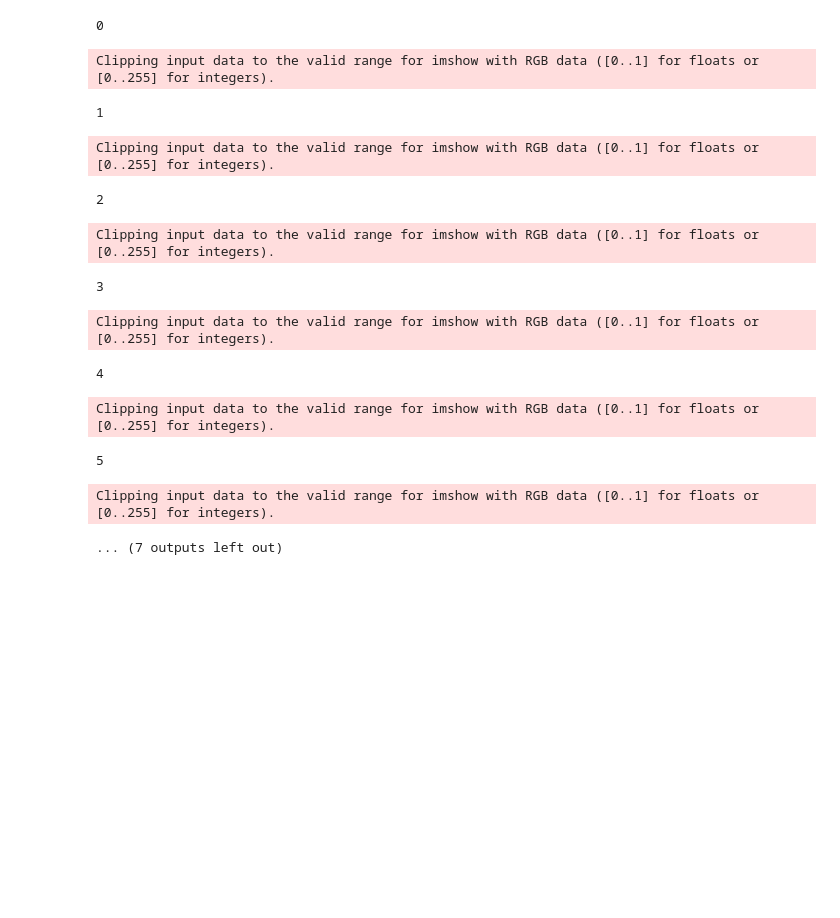
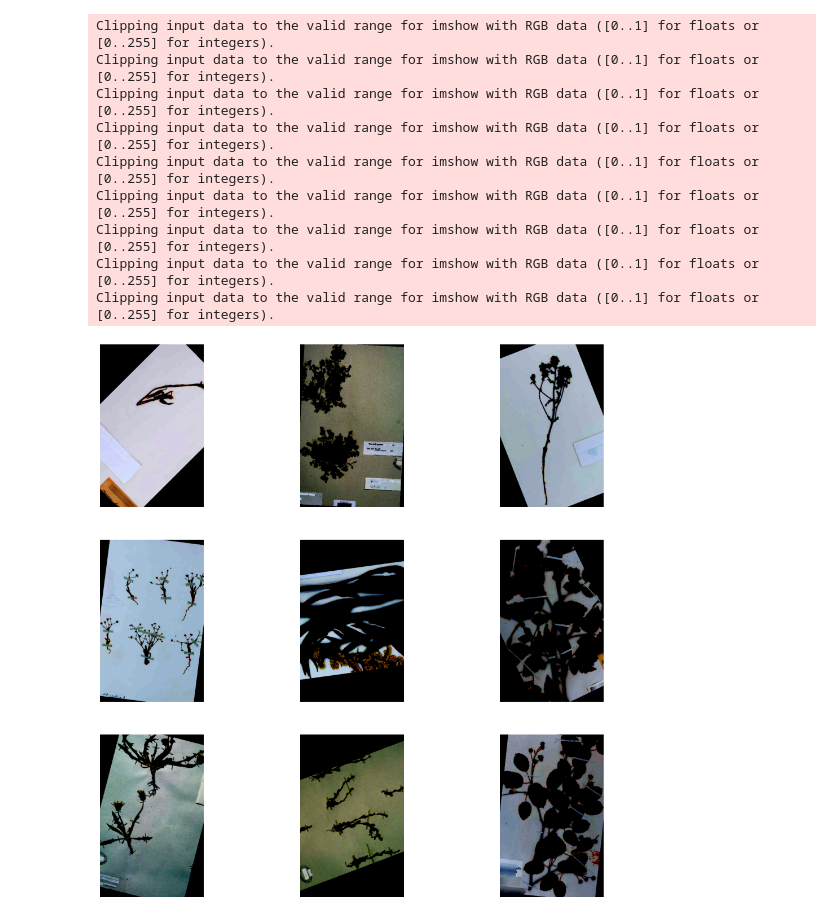
Before and after one commit to PinkPanther-ny/herb, a Jupyter notebook: 1.ipynb, the cells around one changed output. Saved outputs shown, nothing was run; the diff lists cells and outputs as text; code cells hidden in the pictures; blank space fills up the shorter version.

```diff
--- a/1.ipynb
+++ b/1.ipynb
@@ -4,17 +6,14 @@ from src.preprocess import Preprocessor
 # %%
 
-loader = Preprocessor().visualize_data(rand=False, train=False, classes=range(0,200000), size_mul=3)
+loader = Preprocessor().visualize_data(rand=True, train=False, classes=range(0,200000), size_mul=3)
 # %% [output]
-0
+Clipping input data to the valid range for imshow with RGB data ([0..1] for floats or [0..255] for integers).
+Clipping input data to the valid range for imshow with RGB data ([0..1] for floats or [0..255] for integers).
+Clipping input data to the valid range for imshow with RGB data ([0..1] for floats or [0..255] for integers).
+Clipping input data to the valid range for imshow with RGB data ([0..1] for floats or [0..255] for integers).
+Clipping input data to the valid range for imshow with RGB data ([0..1] for floats or [0..255] for integers).
+Clipping input data to the valid range for imshow with RGB data ([0..1] for floats or [0..255] for integers).
+Clipping input data to the valid range for imshow with RGB data ([0..1] for floats or [0..255] for integers).
+Clipping input data to the valid range for imshow with RGB data ([0..1] for floats or [0..255] for integers).
+Clipping input data to the valid range for imshow with RGB data ([0..1] for floats or [0..255] for integers).
-Clipping input data to the valid range for imshow with RGB data ([0..1] for floats or [0..255] for integers).
-1
-Clipping input data to the valid range for imshow with RGB data ([0..1] for floats or [0..255] for integers).
-2
-Clipping input data to the valid range for imshow with RGB data ([0..1] for floats or [0..255] for integers).
-3
-Clipping input data to the valid range for imshow with RGB data ([0..1] for floats or [0..255] for integers).
-4
-Clipping input data to the valid range for imshow with RGB data ([0..1] for floats or [0..255] for integers).
-5
-Clipping input data to the valid range for imshow with RGB data ([0..1] for floats or [0..255] for integers).
-... (7 outputs left out)
+[figure, added]
```
Also changed, not shown: parts of 1 cell of this notebook, 2 other files.
